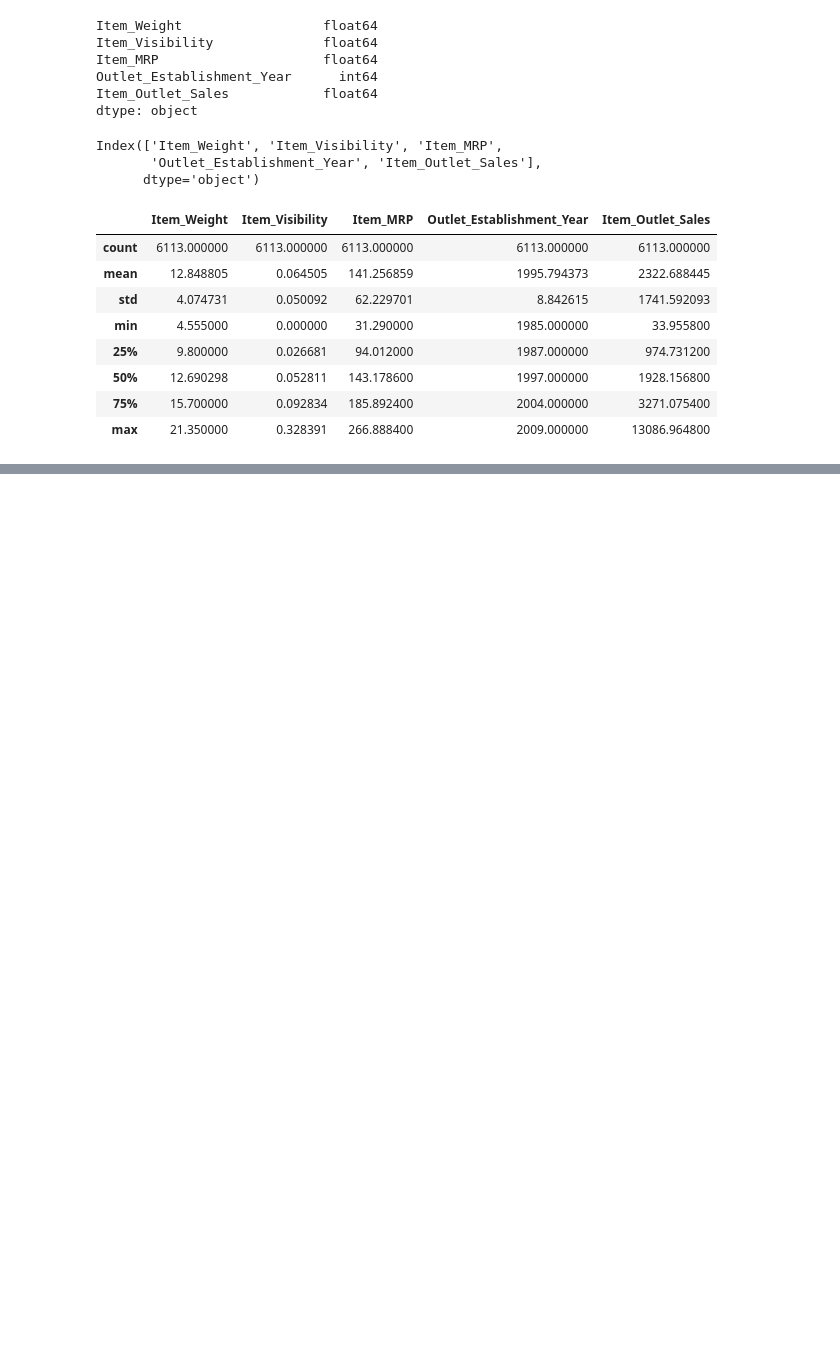
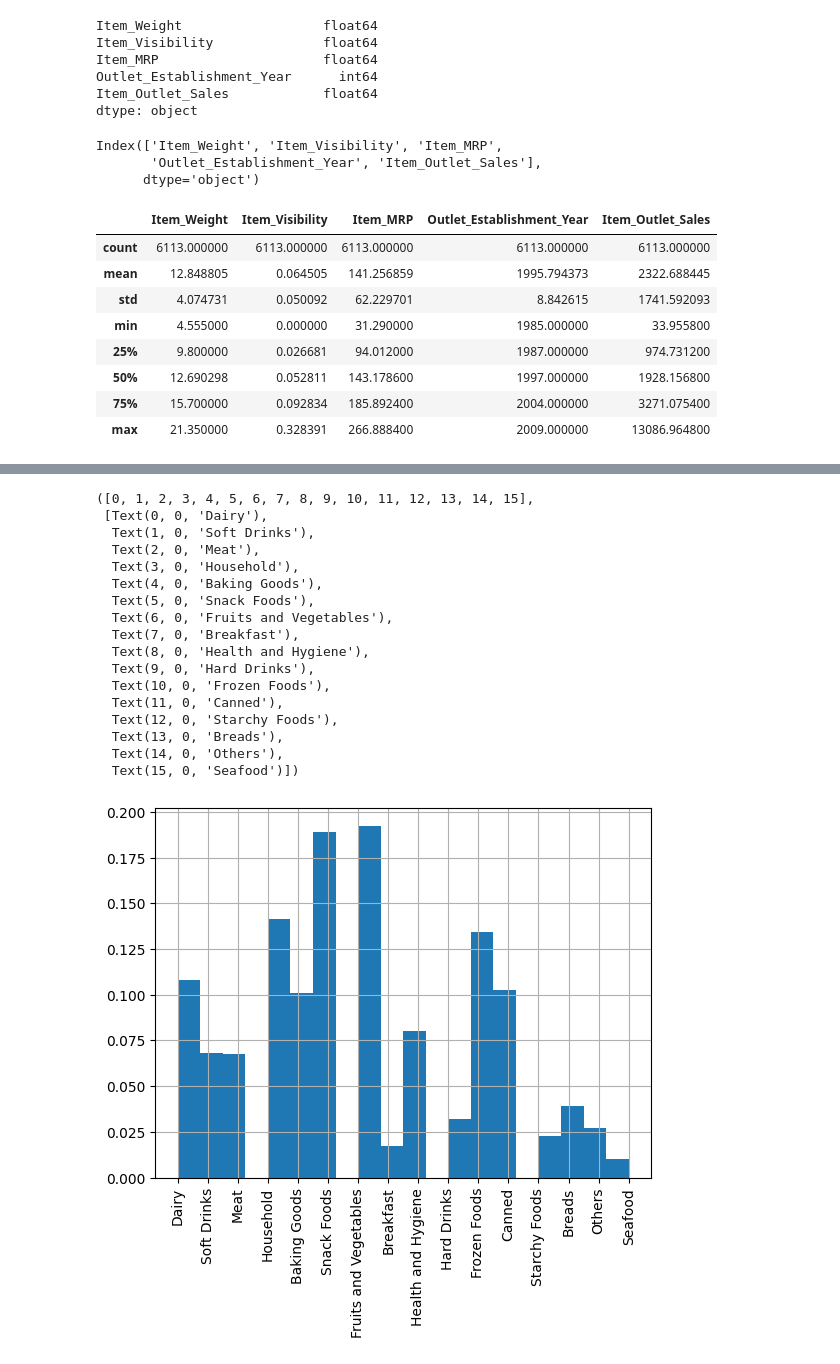
Before and after one commit to medayoubaziz/sales-predictions, a Jupyter notebook: sales_predictions.ipynb, the cells around one changed output, grey strips where cells are left out. Saved outputs shown, nothing was run; the diff lists cells and outputs as text; code cells hidden in the pictures; blank space fills up the shorter version.

```diff
--- a/sales_predictions.ipynb
+++ b/sales_predictions.ipynb
@@ -231,0 +240,22 @@ df[num_columns.index].describe()
+# %%
+df['Item_Type'].hist(bins='auto', density=True)
+plt.xticks(rotation=90)
+# %% [output]
+([0, 1, 2, 3, 4, 5, 6, 7, 8, 9, 10, 11, 12, 13, 14, 15],
+ [Text(0, 0, 'Dairy'),
+  Text(1, 0, 'Soft Drinks'),
+  Text(2, 0, 'Meat'),
+  Text(3, 0, 'Household'),
+  Text(4, 0, 'Baking Goods'),
+  Text(5, 0, 'Snack Foods'),
+  Text(6, 0, 'Fruits and Vegetables'),
+  Text(7, 0, 'Breakfast'),
+  Text(8, 0, 'Health and Hygiene'),
+  Text(9, 0, 'Hard Drinks'),
+  Text(10, 0, 'Frozen Foods'),
+  Text(11, 0, 'Canned'),
+  Text(12, 0, 'Starchy Foods'),
+  Text(13, 0, 'Breads'),
+  Text(14, 0, 'Others'),
+  Text(15, 0, 'Seafood')])
+[figure, added]
```
Also changed, not shown: parts of 6 cells of this notebook.
